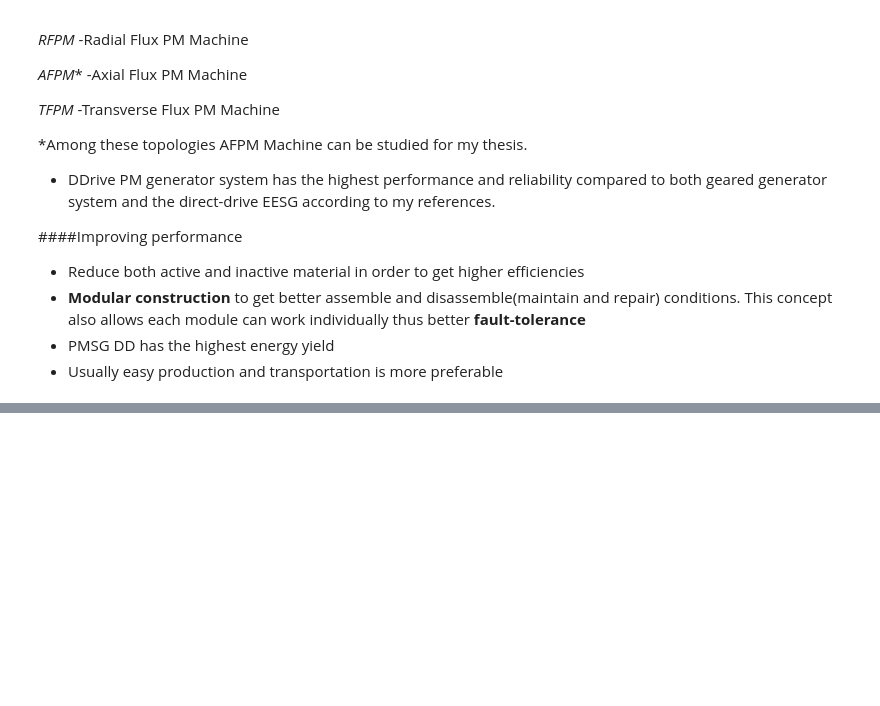
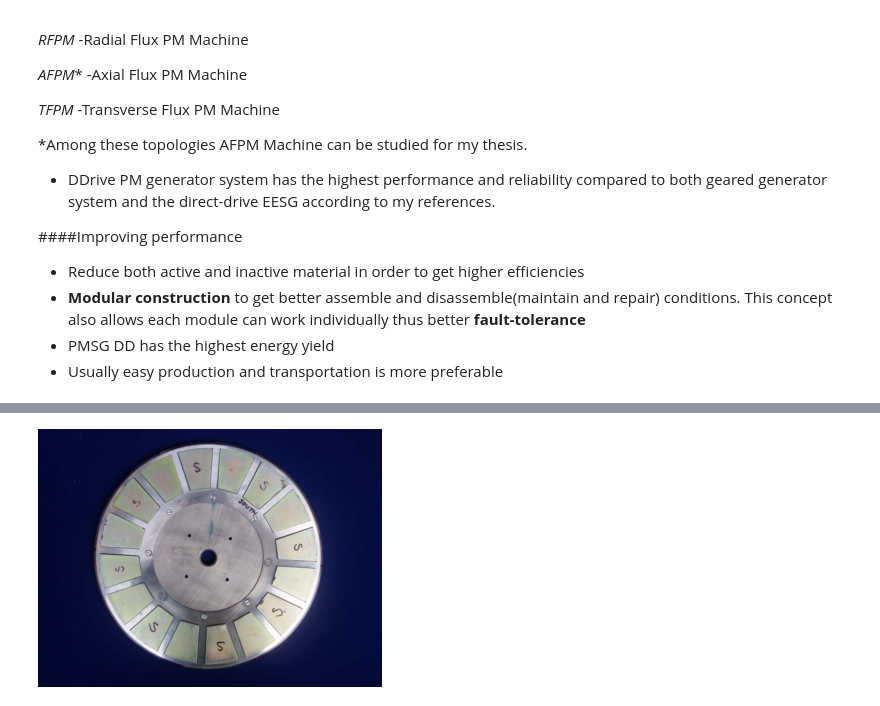
Before and after one commit to aydinbaskaya/MS_Thesis, a Jupyter notebook: Modular Generators/Documents/Direct-drive wind turbines .ipynb, the cells around one changed output, grey strips where cells are left out. Drawn from its saved outputs; the diff is of its cells as text; code cells hidden in the pictures; blank space fills up the shorter version.

```diff
--- a/Modular Generators/Documents/Direct-drive wind turbines .ipynb
+++ b/Modular Generators/Documents/Direct-drive wind turbines .ipynb
@@ -59,0 +86,5 @@ Image(filename='ddrive2.png')
+# %%
+from IPython.display import Image
+Image(filename='axial2.png')
+# %% [output]
+[figure, added]
```
Also changed, not shown: parts of 10 cells of this notebook.
